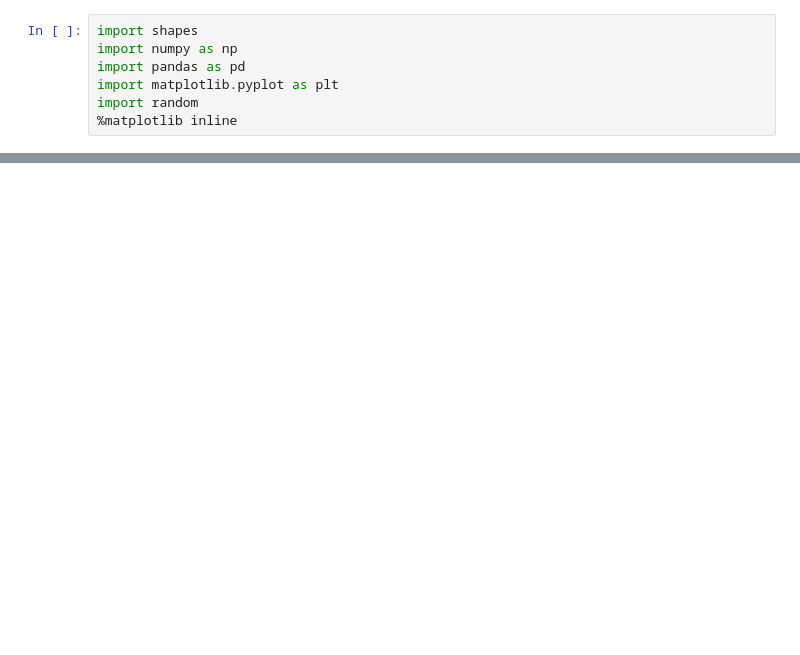
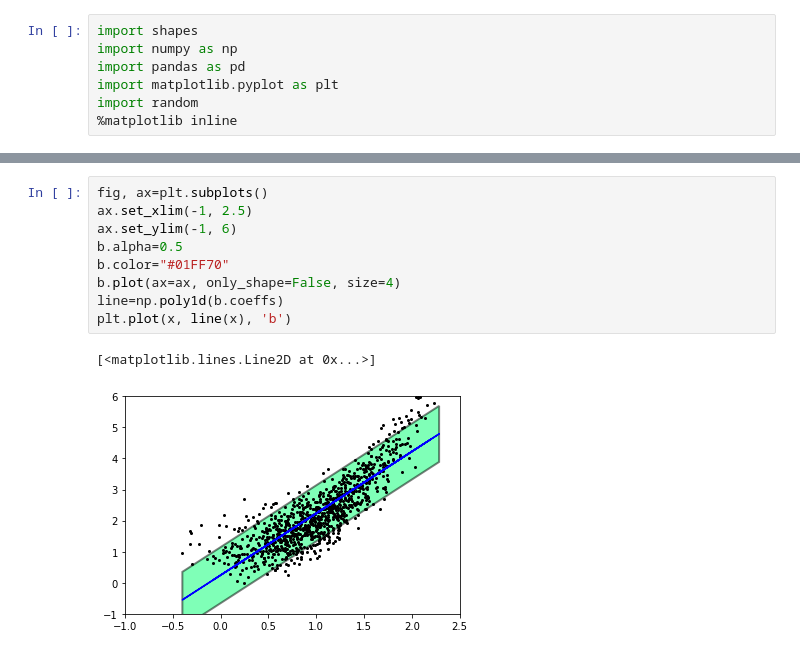
Before and after one commit to caganze/coolshapes, a Jupyter notebook: examples/tutorial.ipynb, the cells around one changed output, grey strips where cells are left out. Cells and saved outputs as stored; diff of their text form; blank space fills up the shorter version.

```diff
--- a/examples/tutorial.ipynb
+++ b/examples/tutorial.ipynb
@@ -24,0 +36,12 @@ vertices [(-0.49190784924178144, 1.7356000901534192), (2.5468369696471109, 1.802
+# %%
+fig, ax=plt.subplots()
+ax.set_xlim(-1, 2.5)
+ax.set_ylim(-1, 6)
+b.alpha=0.5
+b.color="#01FF70"
+b.plot(ax=ax, only_shape=False, size=4)
+line=np.poly1d(b.coeffs)
+plt.plot(x, line(x), 'b')
+# %% [output]
+[<matplotlib.lines.Line2D at 0x...>]
+[figure, added]
```
Also changed, not shown: parts of 18 cells of this notebook, 1 other file.
